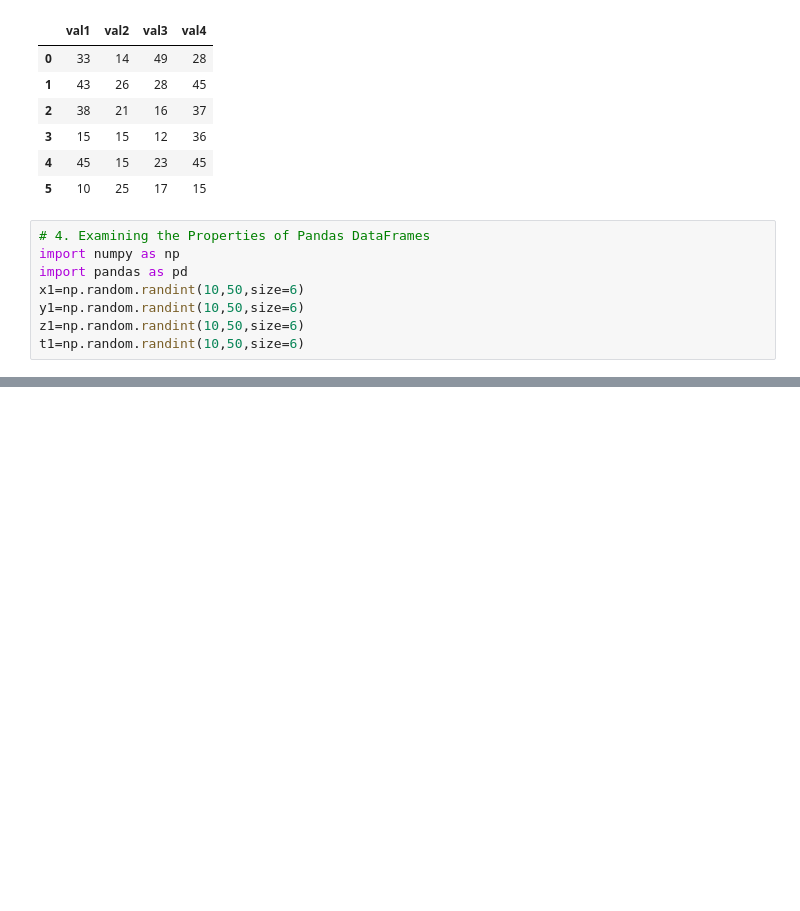
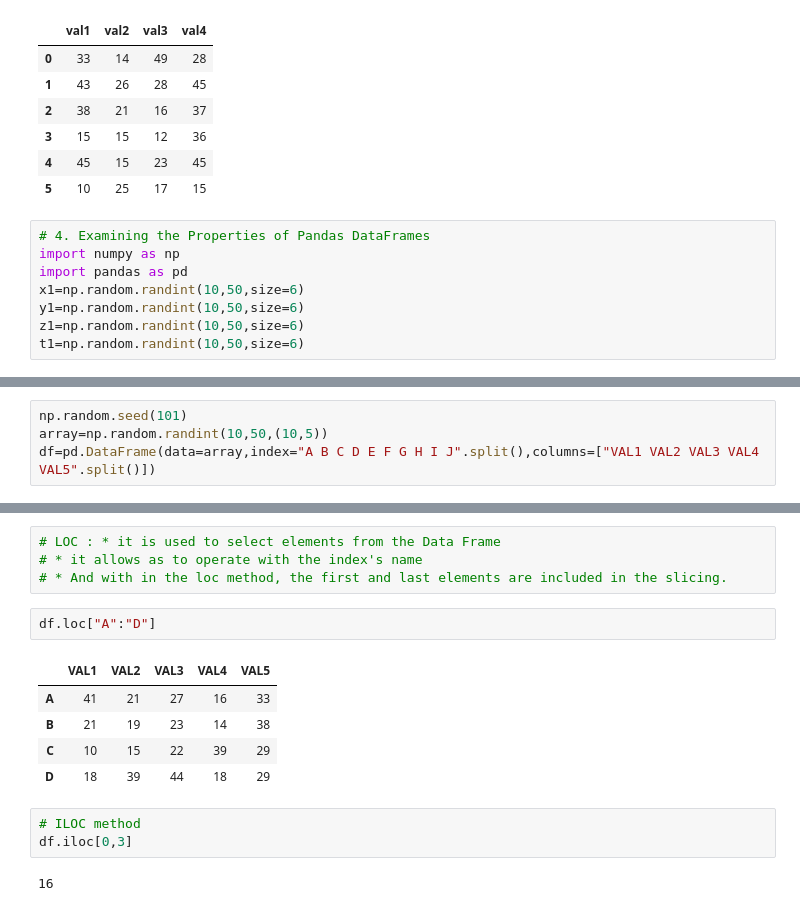
Before and after one commit to chshahid119/data-science-notes, a Jupyter notebook: Complete data science OakAcademy/Shahid Notes/pandas notebook/pandas01.ipynb, the cells around one changed output, grey strips where cells are left out. Drawn from its saved outputs; the diff is of its cells as text; blank space fills up the shorter version.

Commit message:
more pandas methods added

```diff
--- a/Complete data science OakAcademy/Shahid Notes/pandas notebook/pandas01.ipynb
+++ b/Complete data science OakAcademy/Shahid Notes/pandas notebook/pandas01.ipynb
@@ -477,0 +685,4 @@ import pandas as pd
+# %%
+np.random.seed(101)
+array=np.random.randint(10,50,(10,5))
+df=pd.DataFrame(data=array,index="A B C D E F G H I J".split(),columns=["VAL1 VAL2 VAL3 VAL4 VAL5".split()])
@@ -477,0 +716,17 @@ import pandas as pd
+# %%
+# LOC : * it is used to select elements from the Data Frame
+# * it allows as to operate with the index's name
+# * And with in the loc method, the first and last elements are included in the slicing.
+# %%
+df.loc["A":"D"]
+# %% [output]
+|  | VAL1 | VAL2 | VAL3 | VAL4 | VAL5 |
+| A | 41 | 21 | 27 | 16 | 33 |
+| B | 21 | 19 | 23 | 14 | 38 |
+| C | 10 | 15 | 22 | 39 | 29 |
+| D | 18 | 39 | 44 | 18 | 29 |
+# %%
+# ILOC method
+df.iloc[0,3]
+# %% [output]
+16
```
Also changed, not shown: parts of 53 cells of this notebook.
